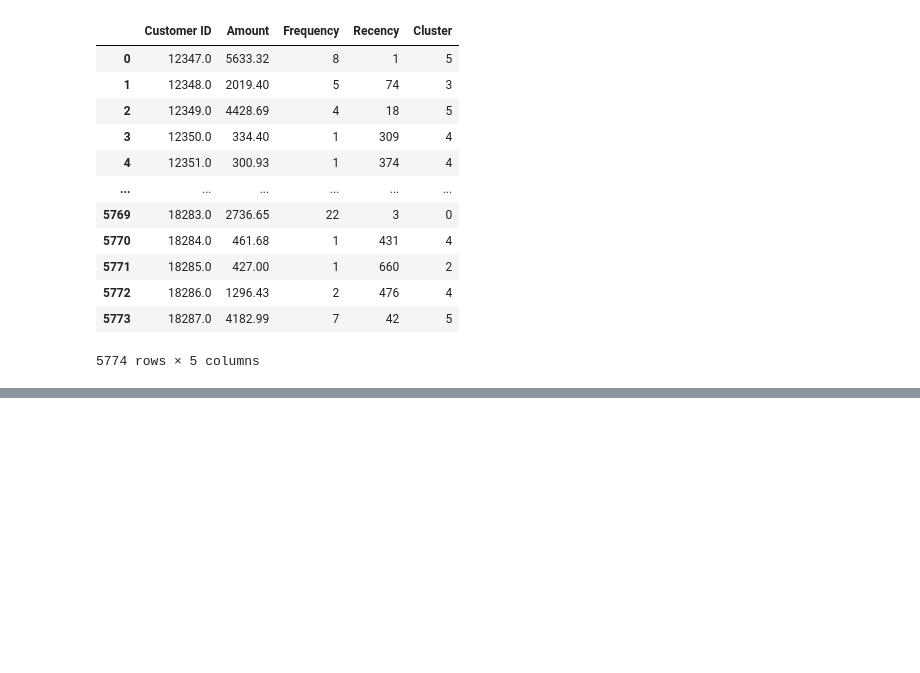
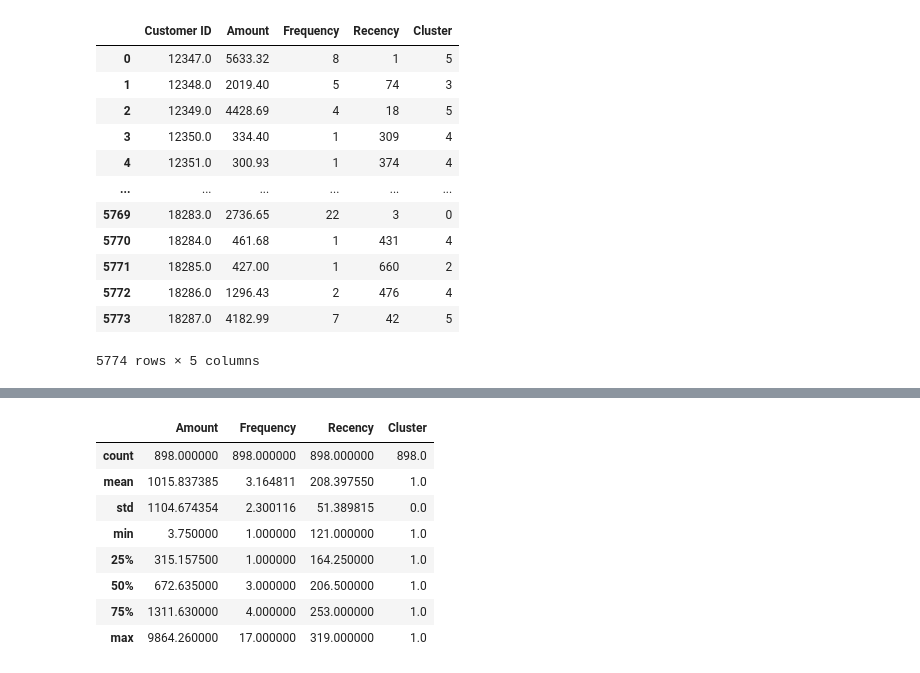
Before and after one commit to inyunita/Clustering-Customer-Segmentation-KMeans-and-KMedoids, a Jupyter notebook: Clustering_Segmentasi_Pelanggan.ipynb, the cells around one changed output, grey strips where cells are left out. Saved outputs shown, nothing was run; the diff lists cells and outputs as text; code cells hidden in the pictures; blank space fills up the shorter version.

```diff
--- a/Clustering_Segmentasi_Pelanggan.ipynb
+++ b/Clustering_Segmentasi_Pelanggan.ipynb
@@ -760,0 +805,12 @@ rfm_kmedoid
+# %%
+rfm_kmedoid[rfm_kmedoid['Cluster']==1].describe()
+# %% [output]
+|  | Amount | Frequency | Recency | Cluster |
+| count | 898.000000 | 898.000000 | 898.000000 | 898.0 |
+| mean | 1015.837385 | 3.164811 | 208.397550 | 1.0 |
+| std | 1104.674354 | 2.300116 | 51.389815 | 0.0 |
+| min | 3.750000 | 1.000000 | 121.000000 | 1.0 |
+| 25% | 315.157500 | 1.000000 | 164.250000 | 1.0 |
+| 50% | 672.635000 | 3.000000 | 206.500000 | 1.0 |
+| 75% | 1311.630000 | 4.000000 | 253.000000 | 1.0 |
+| max | 9864.260000 | 17.000000 | 319.000000 | 1.0 |
```
Also changed, not shown: parts of 21 cells of this notebook.
